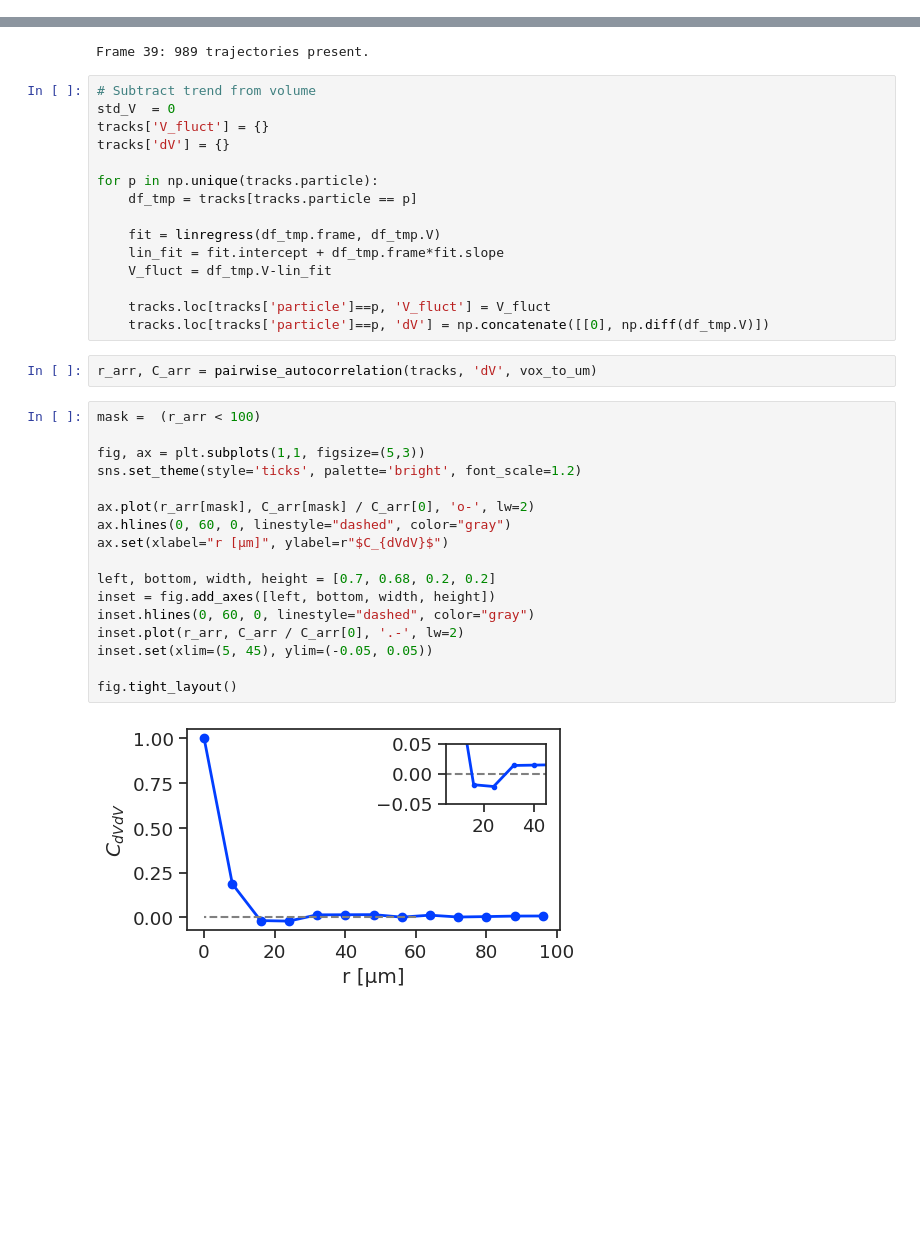
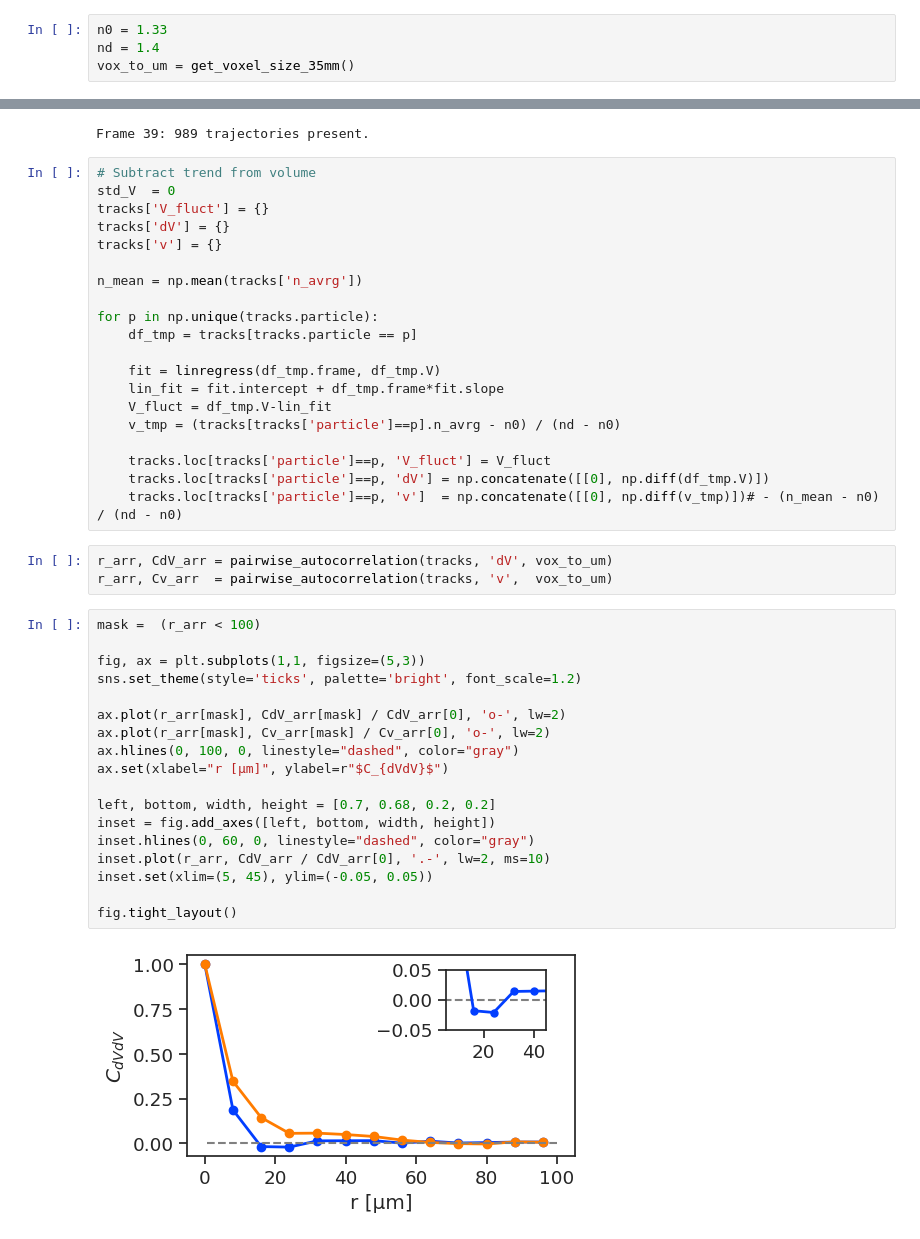
Before and after one commit to siljabl/MDCK_QPI, a Jupyter notebook: analysis/pariwise_autocorrelation.ipynb, the cells around one changed output, grey strips where cells are left out. Saved outputs shown, nothing was run; the diff lists cells and outputs as text; blank space fills up the shorter version.

```diff
--- a/analysis/pariwise_autocorrelation.ipynb
+++ b/analysis/pariwise_autocorrelation.ipynb
@@ -21,3 +19,7 @@ vox_to_um = get_voxel_size_35mm()
+# %%
+n0 = 1.33
+nd = 1.4
+vox_to_um = get_voxel_size_35mm()
 # %%
 # TOMOCUBE
 file = "A2P1"
@@ -35,6 +37,9 @@ Frame 39: 989 trajectories present.
 std_V  = 0
 tracks['V_fluct'] = {}
 tracks['dV'] = {}
+tracks['v'] = {}
+
+n_mean = np.mean(tracks['n_avrg'])
 
 for p in np.unique(tracks.particle):
     df_tmp = tracks[tracks.particle == p]
@@ -42,28 +47,32 @@ for p in np.unique(tracks.particle):
     fit = linregress(df_tmp.frame, df_tmp.V)
     lin_fit = fit.intercept + df_tmp.frame*fit.slope
     V_fluct = df_tmp.V-lin_fit
+    v_tmp = (tracks[tracks['particle']==p].n_avrg - n0) / (nd - n0)
 
     tracks.loc[tracks['particle']==p, 'V_fluct'] = V_fluct
     tracks.loc[tracks['particle']==p, 'dV'] = np.concatenate([[0], np.diff(df_tmp.V)])
+    tracks.loc[tracks['particle']==p, 'v']  = np.concatenate([[0], np.diff(v_tmp)])# - (n_mean - n0) / (nd - n0)
 # %%
-r_arr, C_arr = pairwise_autocorrelation(tracks, 'dV', vox_to_um)
+r_arr, CdV_arr = pairwise_autocorrelation(tracks, 'dV', vox_to_um)
+r_arr, Cv_arr  = pairwise_autocorrelation(tracks, 'v',  vox_to_um)
 # %%
 mask =  (r_arr < 100)
 
 fig, ax = plt.subplots(1,1, figsize=(5,3))
 sns.set_theme(style='ticks', palette='bright', font_scale=1.2)
 
-ax.plot(r_arr[mask], C_arr[mask] / C_arr[0], 'o-', lw=2)
-ax.hlines(0, 60, 0, linestyle="dashed", color="gray")
+ax.plot(r_arr[mask], CdV_arr[mask] / CdV_arr[0], 'o-', lw=2)
+ax.plot(r_arr[mask], Cv_arr[mask] / Cv_arr[0], 'o-', lw=2)
+ax.hlines(0, 100, 0, linestyle="dashed", color="gray")
 ax.set(xlabel="r [µm]", ylabel=r"$C_{dVdV}$")
 
 left, bottom, width, height = [0.7, 0.68, 0.2, 0.2]
 inset = fig.add_axes([left, bottom, width, height])
 inset.hlines(0, 60, 0, linestyle="dashed", color="gray")
-inset.plot(r_arr, C_arr / C_arr[0], '.-', lw=2)
+inset.plot(r_arr, CdV_arr / CdV_arr[0], '.-', lw=2, ms=10)
 inset.set(xlim=(5, 45), ylim=(-0.05, 0.05))
 
 fig.tight_layout()
 # %% [output]
-[figure, old version]
+[figure, new version]
 # %%
```
Also changed, not shown: parts of 2 cells of this notebook, 4 other files.
